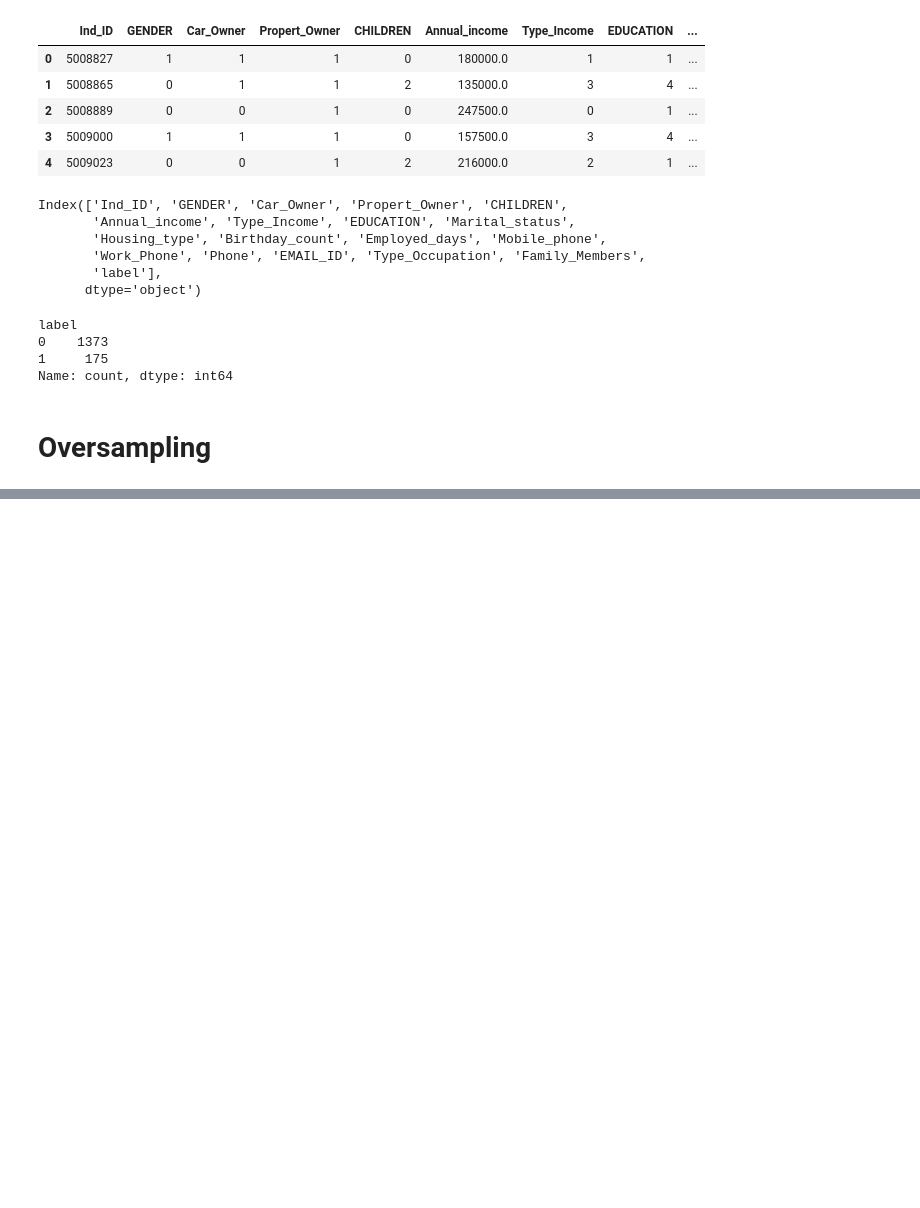
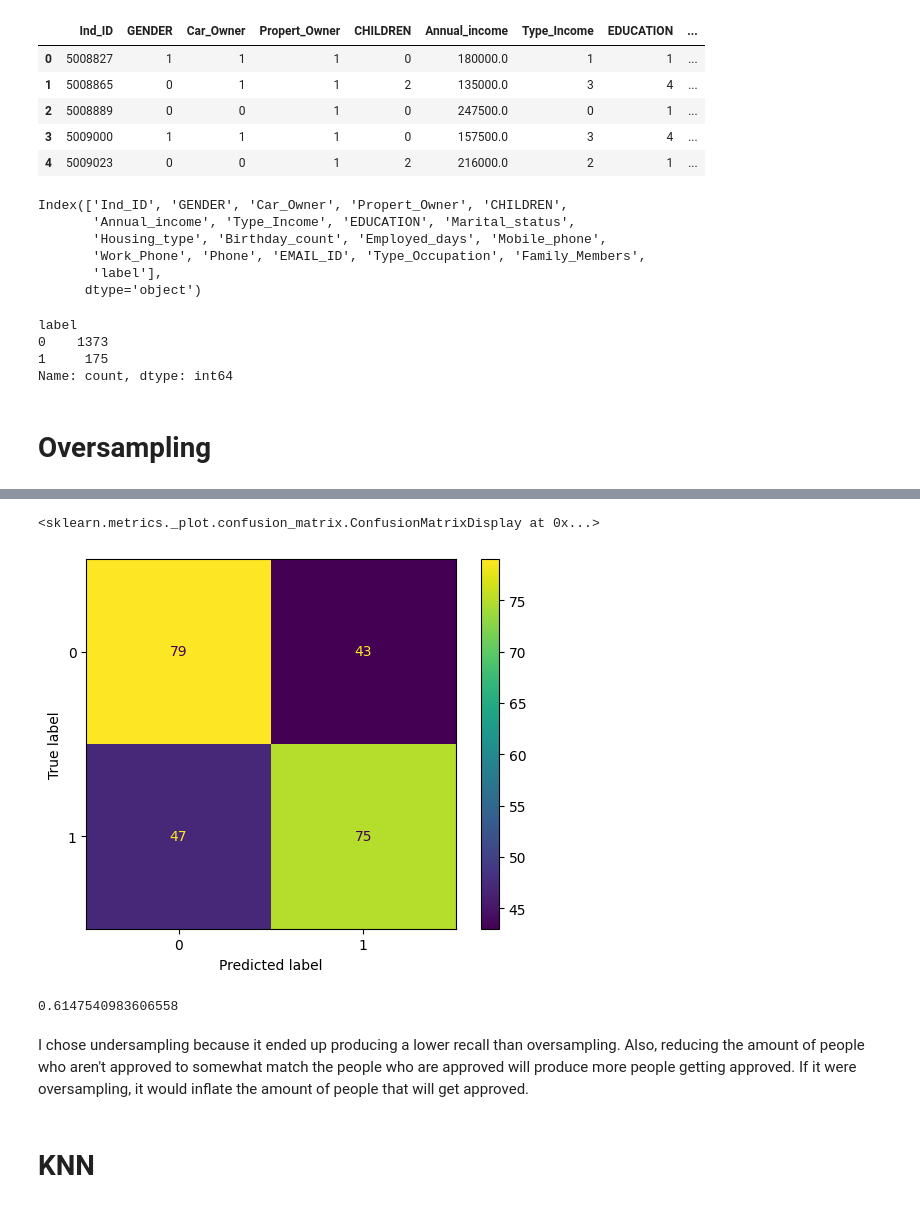
Before and after one commit to tsdandekar24/TanavDandekar_csci_1070_course, a Jupyter notebook: week_09_homework.ipynb, the cells around one changed output, grey strips where cells are left out. Cells and saved outputs as stored; diff of their text form; code cells hidden in the pictures; blank space fills up the shorter version.

```diff
--- a/week_09_homework.ipynb
+++ b/week_09_homework.ipynb
@@ -99,0 +144,14 @@ LogisticRegression does not accept missing values encoded as NaN natively. For s
+# %%
+ConfusionMatrixDisplay.from_estimator(model, X_resampled, y_resampled)
+# %% [output]
+<sklearn.metrics._plot.confusion_matrix.ConfusionMatrixDisplay at 0x...>
+[figure, added]
+# %%
+# Recall
+75 / (75 + 47)
+# %% [output]
+0.6147540983606558
+# %% [markdown]
+I chose undersampling because it ended up producing a lower recall than oversampling. Also, reducing the amount of people who aren't approved to somewhat match the people who are approved will produce more people getting approved. If it were oversampling, it would inflate the amount of people that will get approved.
+# %% [markdown]
+# KNN
```
Also changed, not shown: parts of 34 cells of this notebook.
